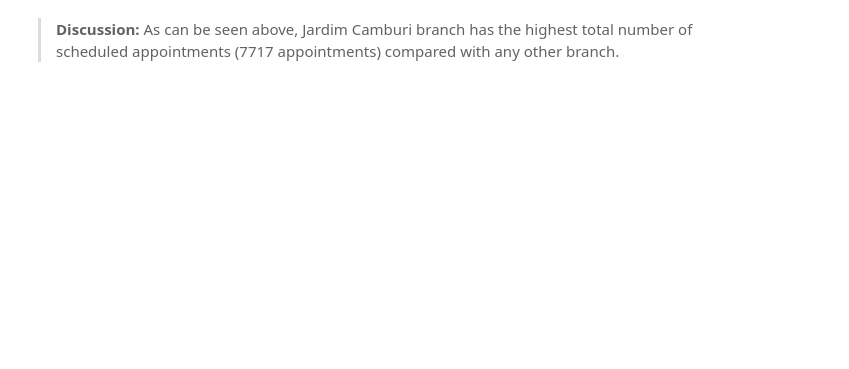
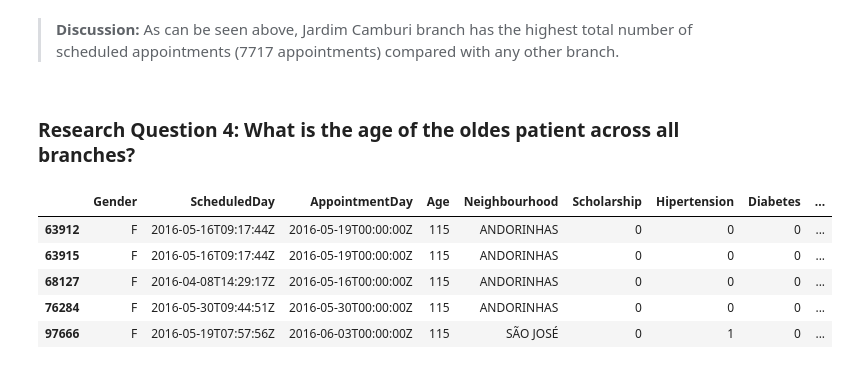
Before and after one commit to FahadFuraih/DAND, a Jupyter notebook: P2- Investigate a Dataset/investigate-a-dataset.ipynb, the cells around one changed output. Cells and saved outputs as stored; diff of their text form; code cells hidden in the pictures; blank space fills up the shorter version.

```diff
--- a/P2- Investigate a Dataset/investigate-a-dataset.ipynb
+++ b/P2- Investigate a Dataset/investigate-a-dataset.ipynb
@@ -241,2 +247,13 @@ Text(0.5, 1.0, 'Appointments Distribution for the top 10 branches')
 # %% [markdown]
 > **Discussion:** As can be seen above, Jardim Camburi branch has the highest total number of scheduled appointments (7717 appointments) compared with any other branch.
+# %% [markdown]
+### Research Question 4: What is the age of the oldes patient across all branches?
+# %%
+df[df['Age']==df['Age'].max()]
+# %% [output]
+|  | Gender | ScheduledDay | AppointmentDay | Age | Neighbourhood | Scholarship | Hipertension | Diabetes | ... |
+| 63912 | F | 2016-05-16T09:17:44Z | 2016-05-19T00:00:00Z | 115 | ANDORINHAS | 0 | 0 | 0 | ... |
+| 63915 | F | 2016-05-16T09:17:44Z | 2016-05-19T00:00:00Z | 115 | ANDORINHAS | 0 | 0 | 0 | ... |
+| 68127 | F | 2016-04-08T14:29:17Z | 2016-05-16T00:00:00Z | 115 | ANDORINHAS | 0 | 0 | 0 | ... |
+| 76284 | F | 2016-05-30T09:44:51Z | 2016-05-30T00:00:00Z | 115 | ANDORINHAS | 0 | 0 | 0 | ... |
+| 97666 | F | 2016-05-19T07:57:56Z | 2016-06-03T00:00:00Z | 115 | SÃO JOSÉ | 0 | 1 | 0 | ... |
```
Also changed, not shown: parts of 15 cells of this notebook, 1 other file.
